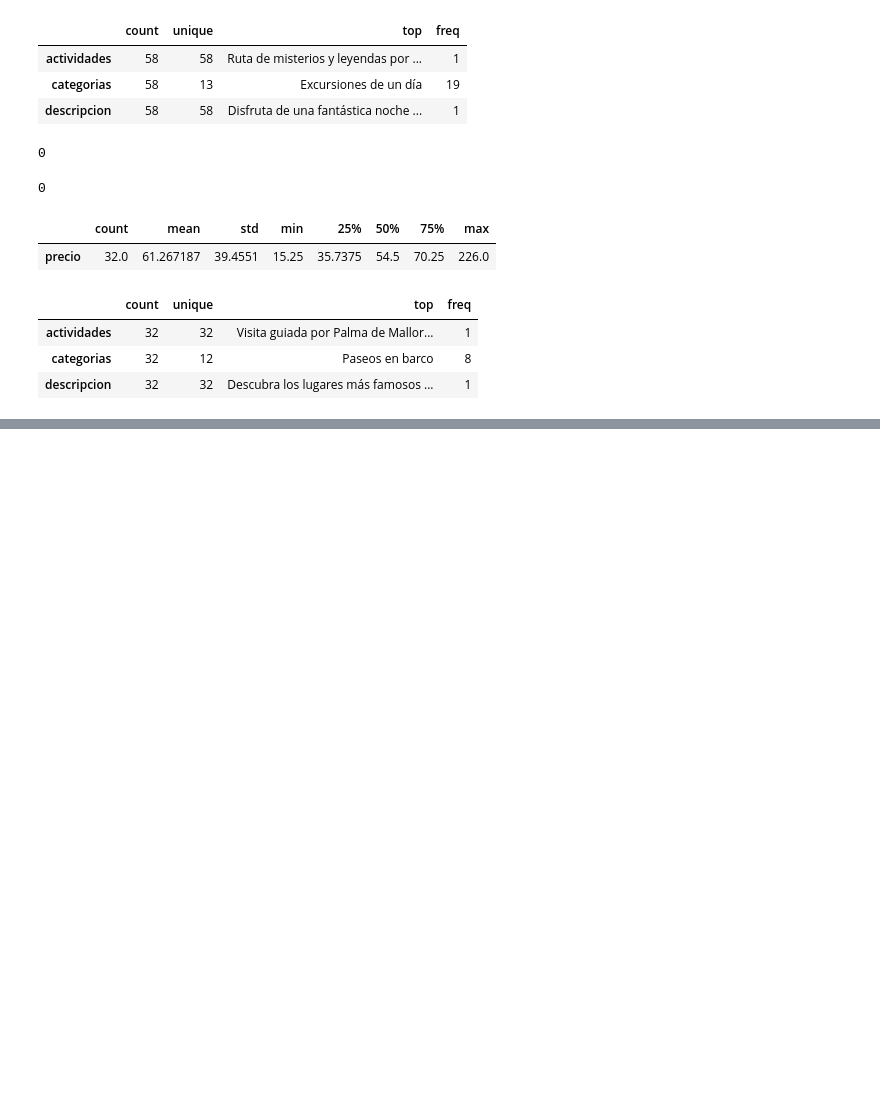
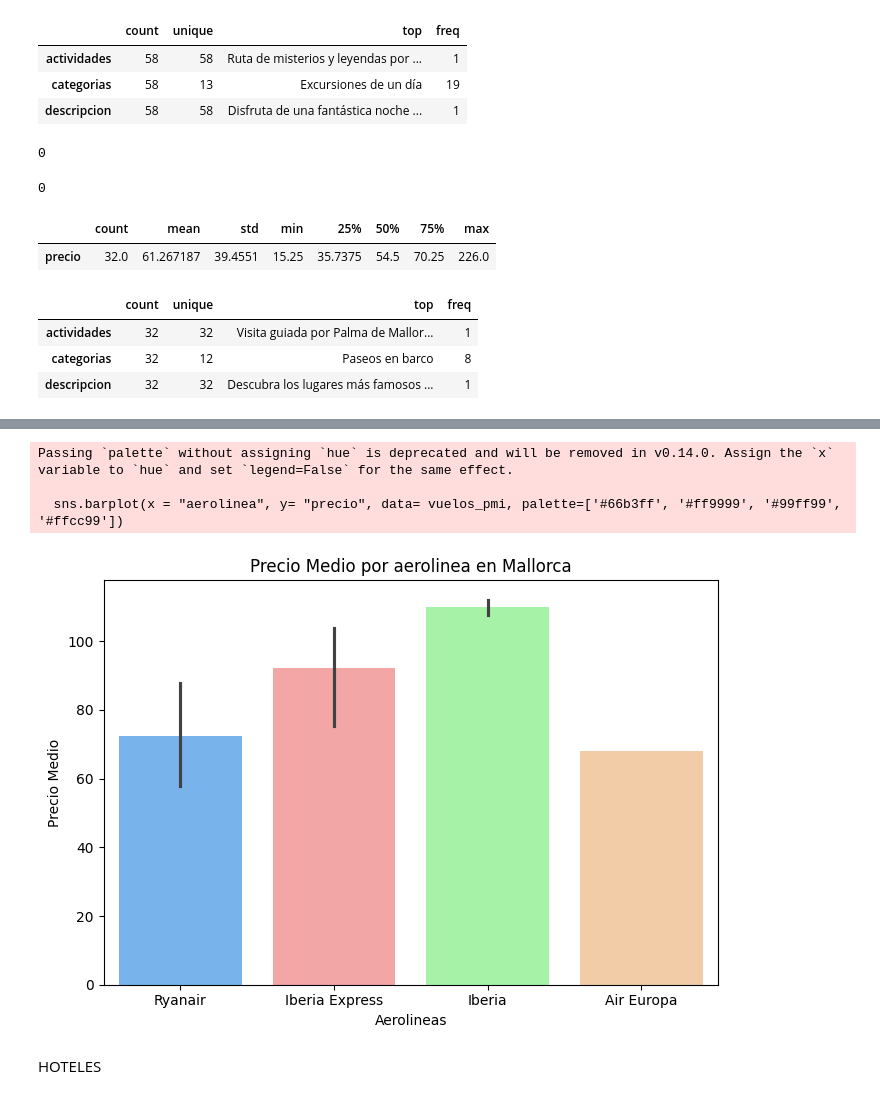
Before and after one commit to jgilsu11/Proyecto3-Explorando-Viajes, a Jupyter notebook: EDA.ipynb, the cells around one changed output, grey strips where cells are left out. Saved outputs shown, nothing was run; the diff lists cells and outputs as text; code cells hidden in the pictures; blank space fills up the shorter version.

```diff
--- a/EDA.ipynb
+++ b/EDA.ipynb
@@ -517,0 +546,14 @@ actividades_pmi.describe(include= "O").T
+# %%
+plt.figure(figsize= (7,5))
+sns.barplot(x = "aerolinea", y= "precio", data= vuelos_pmi, palette=['#66b3ff', '#ff9999', '#99ff99', '#ffcc99'])
+plt.title("Precio Medio por aerolinea en Mallorca")
+plt.xlabel("Aerolineas")
+plt.ylabel("Precio Medio")
+plt.tight_layout();
+# %% [output]
+Passing `palette` without assigning `hue` is deprecated and will be removed in v0.14.0. Assign the `x` variable to `hue` and set `legend=False` for the same effect.
+
+  sns.barplot(x = "aerolinea", y= "precio", data= vuelos_pmi, palette=['#66b3ff', '#ff9999', '#99ff99', '#ffcc99'])
+[figure, added]
+# %% [markdown]
+HOTELES
```
Also changed, not shown: parts of 27 cells of this notebook.
